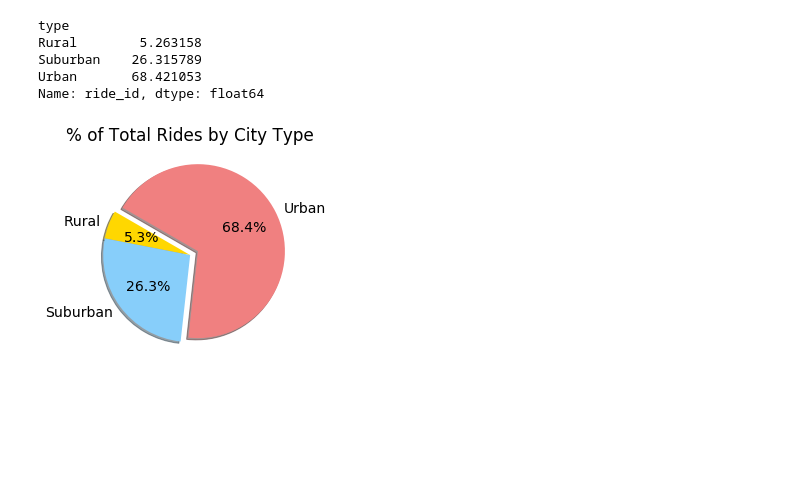
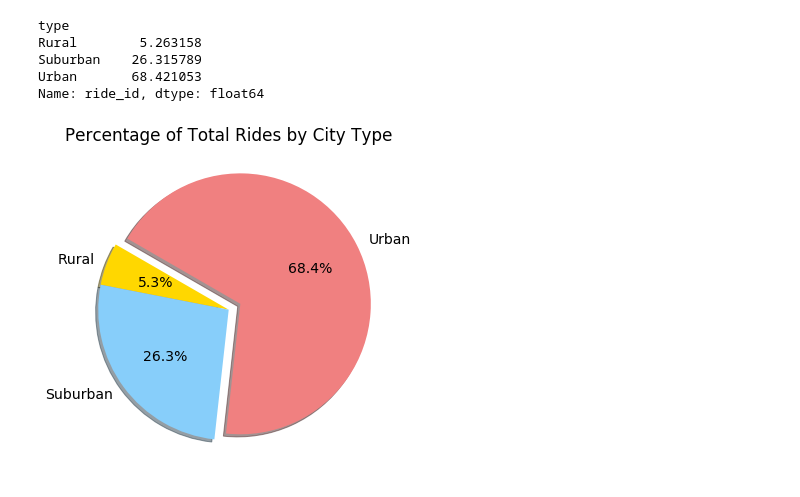
Before and after one commit to MauroBarron/Pyber_Analysis, a Jupyter notebook: Pyber.ipynb, the cells around one changed output. Drawn from its saved outputs; the diff is of its cells as text; code cells hidden in the pictures; blank space fills up the shorter version.

```diff
--- a/Pyber.ipynb
+++ b/Pyber.ipynb
@@ -1056,20 +1056,25 @@ Name: ride_id, dtype: float64
 # %%
 ## Build pie  chart for Percentage of Total Rides by City Type
 
+## no need to reimport the matpotlib
 
+## Set the chart size
+plt.subplots(figsize=(10,6))
+
+## Build the pie
 plt.pie(ride_percents, labels=["Rural", "Suburban", "Urban"]  # sets ride_percents as Y. labels legend
        , colors=["gold","lightskyblue","lightcoral"]
        , explode=[0,0,0.1] #explodes third wedge by ten percent
        , autopct= "%1.1f%%" # format as percentage
        , shadow=True # shadow the wedges.
        , startangle = 150 # sets top point
        )
-plt.title("% of Total Rides by City Type")
+plt.title("Percentage of Total Rides by City Type")
 
 mpl.rcParams['font.size']=14 ## use rcParams() to change default font size
 
 plt.savefig("analysis/Fig6") # save chart to drive
 
 plt.show()
 # %% [output]
-[figure, old version]
+[figure, new version]
```
Also changed, not shown: parts of 6 cells of this notebook, 2 other files.
